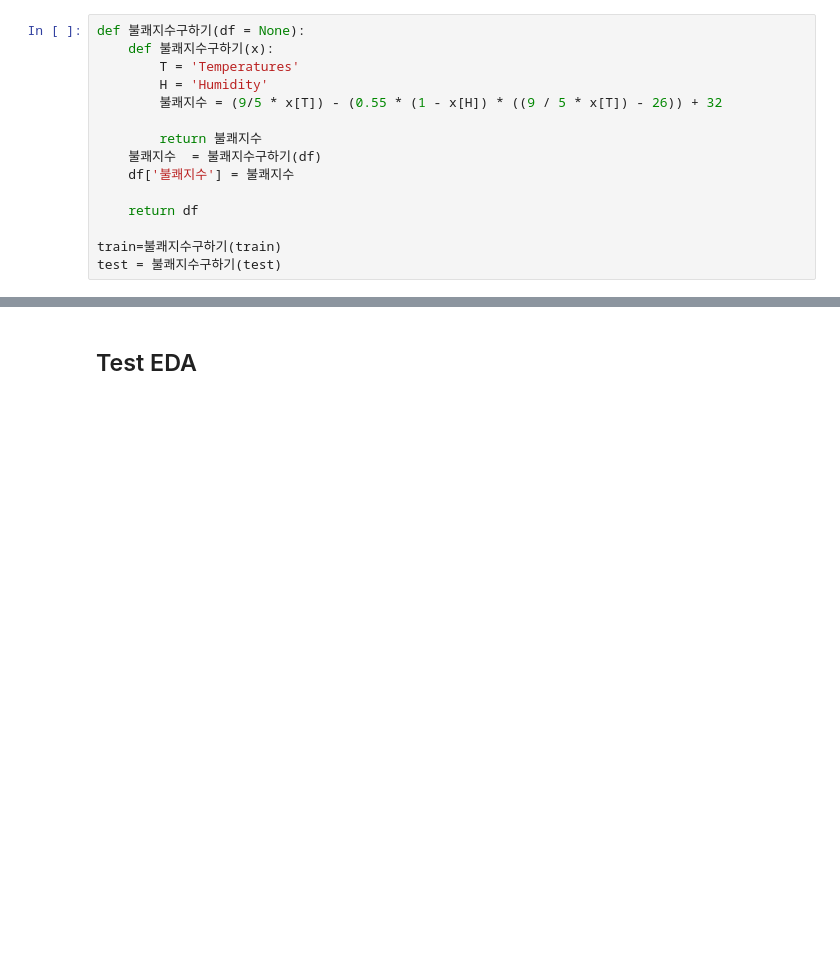
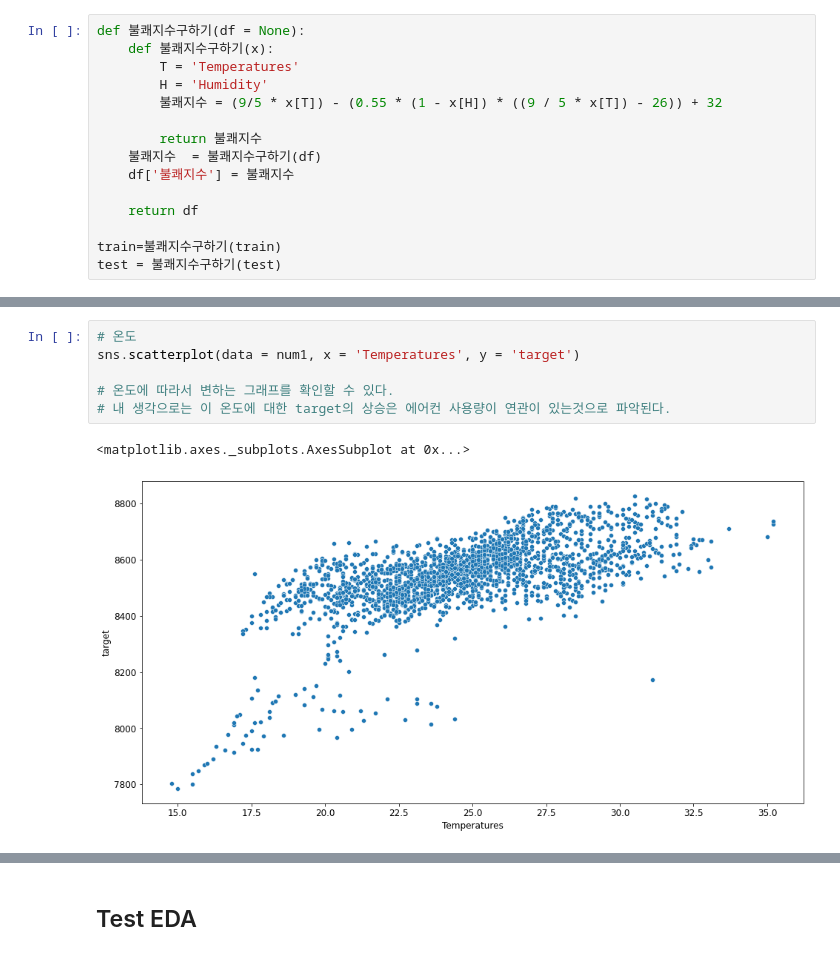
Before and after one commit to qkrwjdduf159/-, a Jupyter notebook: 데이콘/전력사용량 예측 AI 경진대회/전력 사용량 예측EDA.ipynb, the cells around one changed output, grey strips where cells are left out. Cells and saved outputs as stored; diff of their text form; blank space fills up the shorter version.

```diff
--- a/데이콘/전력사용량 예측 AI 경진대회/전력 사용량 예측EDA.ipynb
+++ b/데이콘/전력사용량 예측 AI 경진대회/전력 사용량 예측EDA.ipynb
@@ -599,0 +618,9 @@ test = 불쾌지수구하기(test)
+# %%
+# 온도
+sns.scatterplot(data = num1, x = 'Temperatures', y = 'target')
+
+# 온도에 따라서 변하는 그래프를 확인할 수 있다.
+# 내 생각으로는 이 온도에 대한 target의 상승은 에어컨 사용량이 연관이 있는것으로 파악된다.
+# %% [output]
+<matplotlib.axes._subplots.AxesSubplot at 0x...>
+[figure, added]
```
Also changed, not shown: parts of 21 cells of this notebook.
